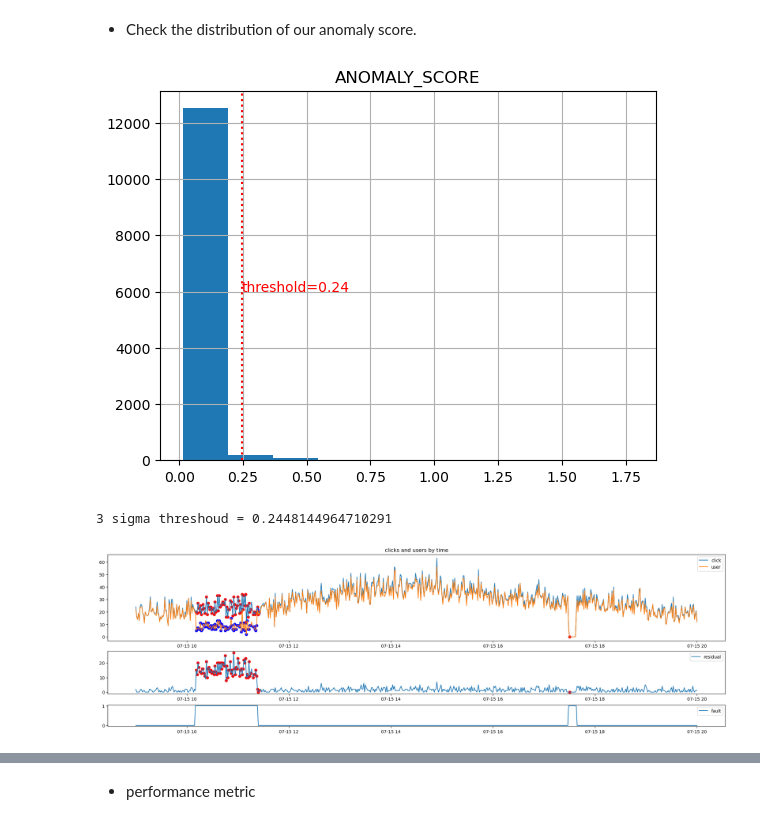
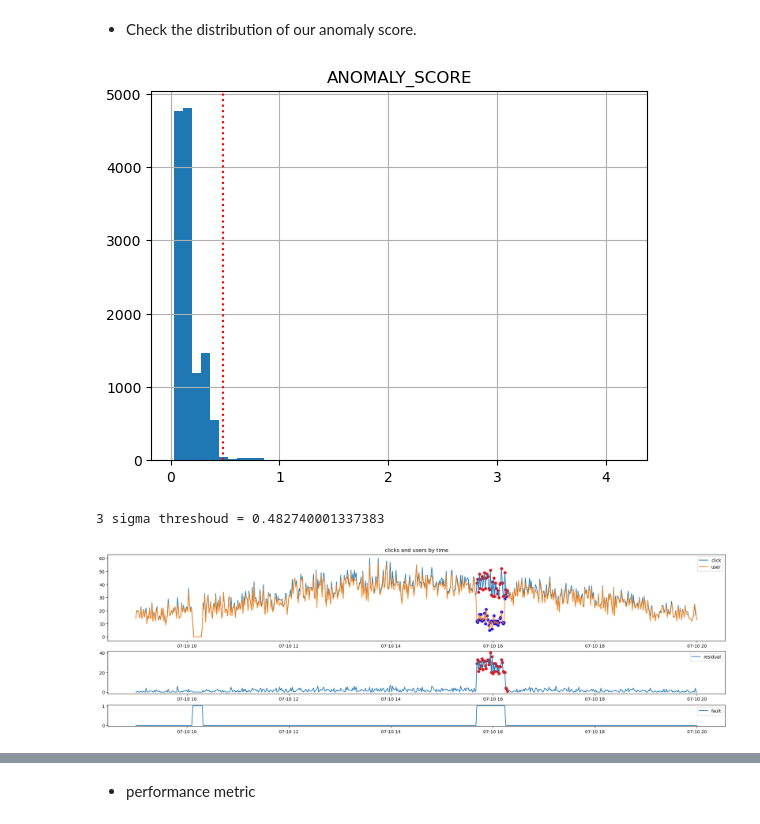
Before and after one commit to dongjin-ml/anomaly-detection-with-explanation, a Jupyter notebook: [optional] autoencoder_notebook.ipynb, the cells around one changed output, grey strips where cells are left out. Saved outputs shown, nothing was run; the diff lists cells and outputs as text; code cells hidden in the pictures.

```diff
--- a/[optional] autoencoder_notebook.ipynb
+++ b/[optional] autoencoder_notebook.ipynb
@@ -430,7 +556,7 @@ trainer = Trainer(
     model=model,
     optimizer=optimizer,
     train_loader=train_loader,
-    val_loader=val_loader,
+    val_loader=test_loader,
     scheduler=scheduler,
     device=device,
     epoch=epoch
@@ -438,3 +584,3 @@ trainer = Trainer(
 # %%
-model = trainer.fit()
+model_trained = trainer.fit()
 # %% [output]
@@ -458,6 +604,6 @@ Epoch : [290] Train loss : [0.05513039707104758], Train cos : [0.979789045121934
 # %%
 feature_name = ["URLS", "USERS", "CLICKS", "RESIDUALS"]
-pdScores = trainer.prediction(model, test_loader, num_features, shingle_size, feature_name)
+pdScores = trainer.prediction(model_trained, test_loader, num_features, shingle_size, feature_name, emb_size)
 # %%
-pdScores.index = pdTrain.iloc[shingle_size-1:, :].index
-pdScores = pd.concat([pdScores, pdTrain.iloc[shingle_size-1:, :].drop(columns='fault')], axis=1).rename(columns={"page":"url"})
+pdScores.index = pdData.iloc[shingle_size-1:, :].index
+pdScores = pd.concat([pdScores, pdData.iloc[shingle_size-1:, :].drop(columns='fault')], axis=1).rename(columns={"page":"url"})
@@ -492,23 +638,23 @@ import matplotlib.pyplot as plt
 # %%
 threshold_re = pdScores['ANOMALY_SCORE'].mean() + 2.5*pdScores['ANOMALY_SCORE'].std()
 
 pdPlot = pd.DataFrame(pdScores['ANOMALY_SCORE'])
-pdPlot.hist()
+pdPlot.hist(bins=50)
 plt.axvline(x=threshold_re, linestyle=':', c='r')
 plt.annotate('threshold={}'.format(round(threshold_re,2)), xy=(threshold_re,6000), color='r')
 plt.show()
 
 print('3 sigma threshoud = {}'.format(threshold_re))
 # %% [output]
-[figure, old version]
+[figure, new version]
-3 sigma threshoud = 0.2448144964710291
+3 sigma threshoud = 0.482740001337383
 # %%
 anomalous = pdScores.query("ANOMALY_SCORE > @threshold_re")
-stime = "2020-07-15 09:00:00" # "2012-03-13 08:00:00"
-etime = "2020-07-15 20:00:00" # "2012-03-13 20:00:00"
+stime = "2020-07-10 09:00:00" # "2012-03-13 08:00:00"
+etime = "2020-07-10 20:00:00" # "2012-03-13 20:00:00"
 plot_click_w_fault_res_ad(pdScores, anomalous, threshold_re, start_dt=stime, end_dt=etime)
 # %% [output]
-[figure, old version]
+[figure, new version]
 # %%
 plot_click_w_ad_exp(pdScores, anomalous, threshold_re, start_dt=stime, end_dt=etime)
 # %% [output]
```
Also changed, not shown: parts of 37 cells of this notebook, 29 other files.
